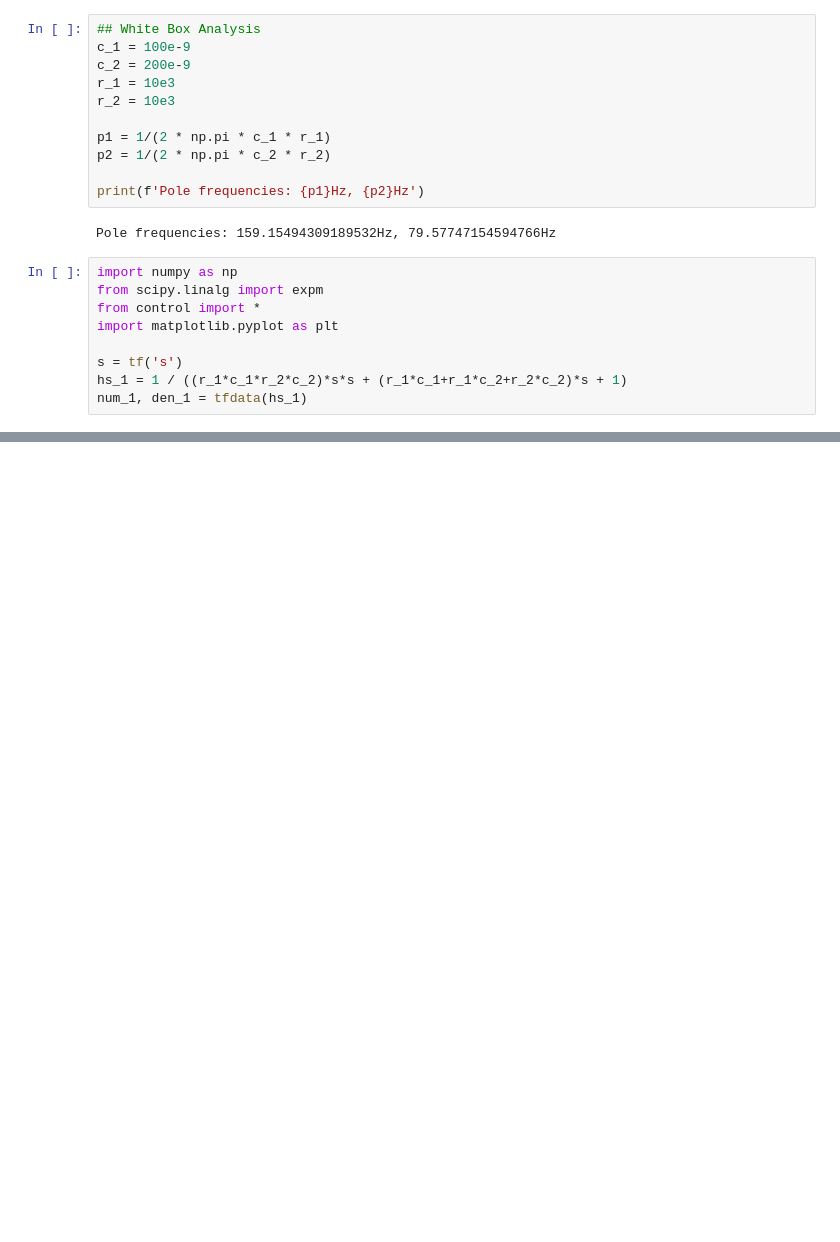
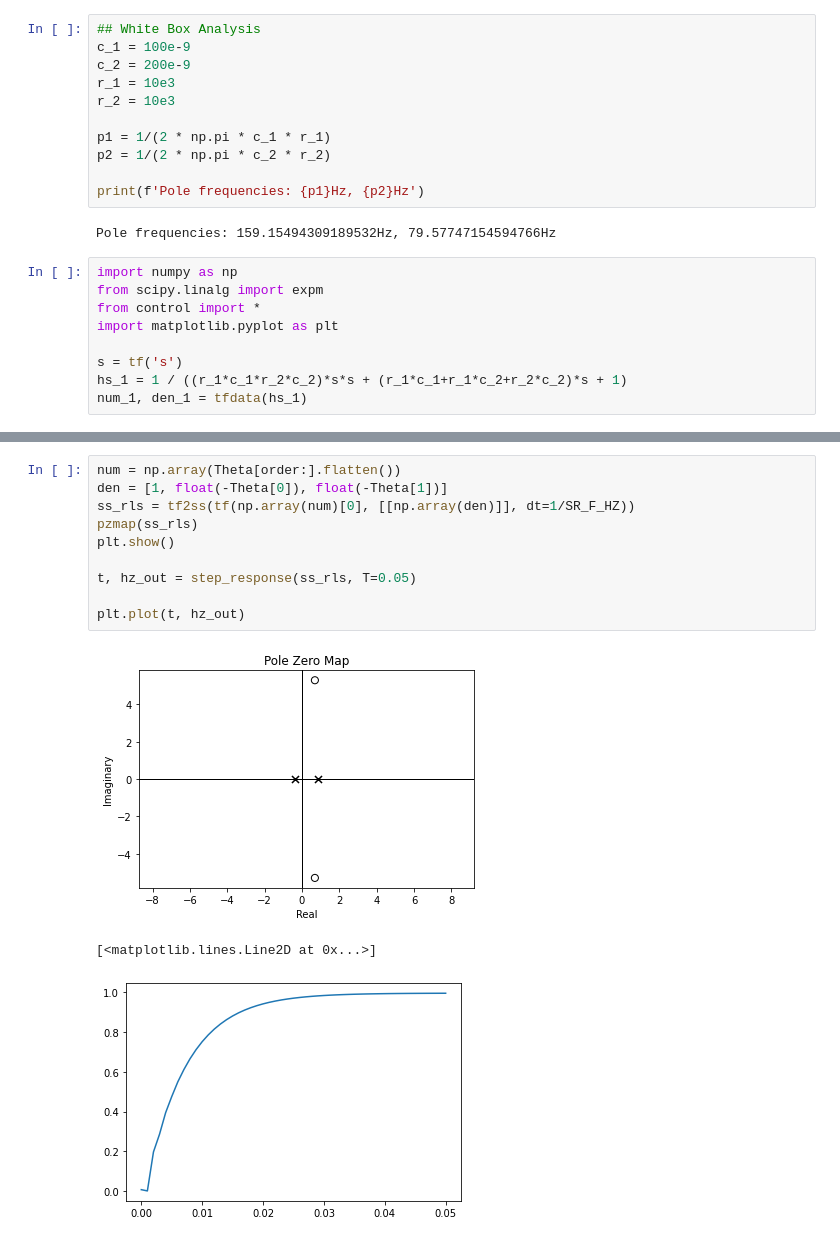
Before and after one commit to lorsi96/System-Identification-Control-for-RCRC-Circuit, a Jupyter notebook: scripts/analysis.ipynb, the cells around one changed output, grey strips where cells are left out. Cells and saved outputs as stored; diff of their text form; blank space fills up the shorter version.

```diff
--- a/scripts/analysis.ipynb
+++ b/scripts/analysis.ipynb
@@ -85,0 +143,14 @@ plt.legend()
+# %%
+num = np.array(Theta[order:].flatten())
+den = [1, float(-Theta[0]), float(-Theta[1])]
+ss_rls = tf2ss(tf(np.array(num)[0], [[np.array(den)]], dt=1/SR_F_HZ))
+pzmap(ss_rls)
+plt.show()
+
+t, hz_out = step_response(ss_rls, T=0.05)
+
+plt.plot(t, hz_out)
+# %% [output]
+[figure, added]
+[<matplotlib.lines.Line2D at 0x...>]
+[figure, added]
```
Also changed, not shown: parts of 11 cells of this notebook, 6 other files.
